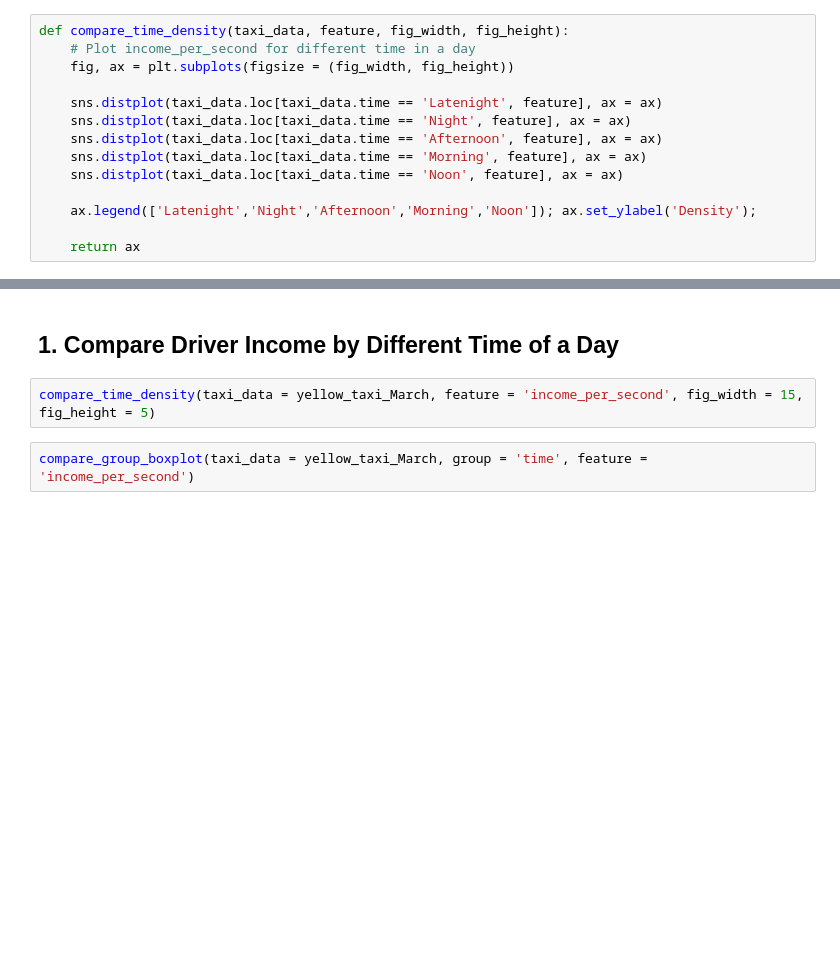
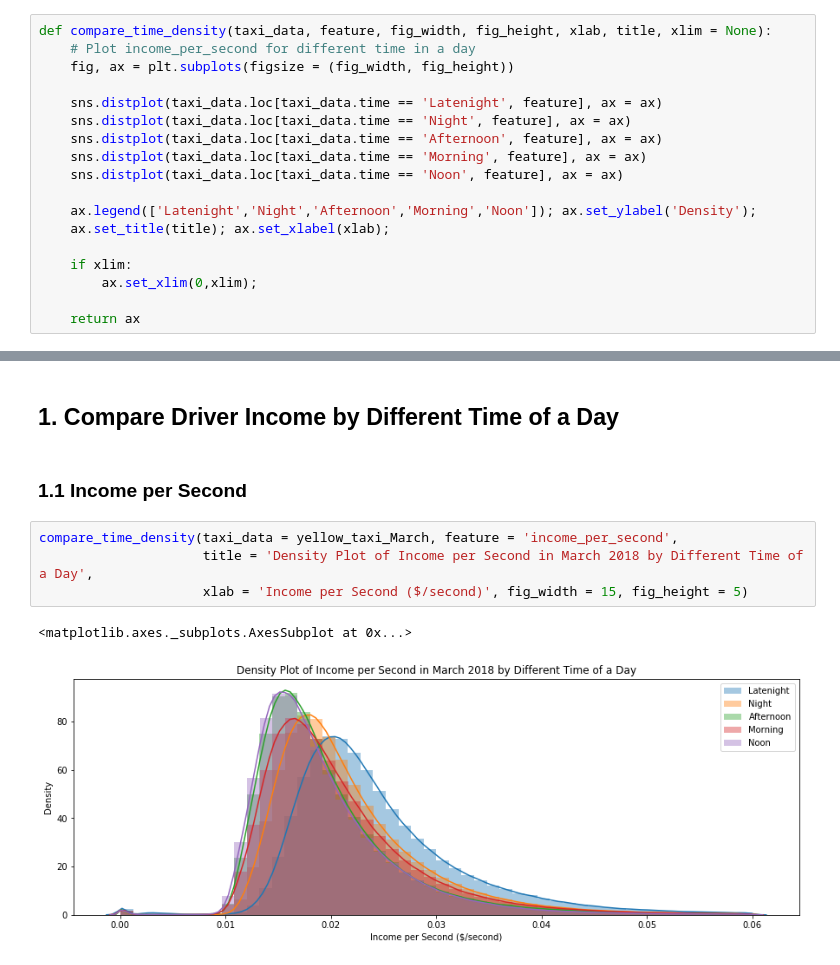
Before and after one commit to kefuzhu/University-of-Rochester, a Jupyter notebook: DSC440/Final-Project/code/TheNotebook.ipynb, the cells around one changed output, grey strips where cells are left out. Drawn from its saved outputs; the diff is of its cells as text; blank space fills up the shorter version.

```diff
--- a/DSC440/Final-Project/code/TheNotebook.ipynb
+++ b/DSC440/Final-Project/code/TheNotebook.ipynb
@@ -131,7 +131,7 @@ def add_August_weather(taxi_data):
 
     return taxi_data
 # %%
-def compare_time_density(taxi_data, feature, fig_width, fig_height):
+def compare_time_density(taxi_data, feature, fig_width, fig_height, xlab, title, xlim = None):
     # Plot income_per_second for different time in a day
     fig, ax = plt.subplots(figsize = (fig_width, fig_height))
 
@@ -142,6 +142,10 @@ def compare_time_density(taxi_data, feature, fig_width, fig_height):
     sns.distplot(taxi_data.loc[taxi_data.time == 'Noon', feature], ax = ax)
 
     ax.legend(['Latenight','Night','Afternoon','Morning','Noon']); ax.set_ylabel('Density');
+    ax.set_title(title); ax.set_xlabel(xlab);
+
+    if xlim:
+        ax.set_xlim(0,xlim);
 
     return ax
 # %%
@@ -203,7 +252,12 @@ end = time.time()
 print('Entire process took {:.2f} minutes'.format((end-start)/60))
 # %% [markdown]
 ## 1. Compare Driver Income by Different Time of a Day
+# %% [markdown]
+### 1.1 Income per Second
 # %%
-compare_time_density(taxi_data = yellow_taxi_March, feature = 'income_per_second', fig_width = 15, fig_height = 5)
+compare_time_density(taxi_data = yellow_taxi_March, feature = 'income_per_second',
+                     title = 'Density Plot of Income per Second in March 2018 by Different Time of a Day',
+                     xlab = 'Income per Second ($/second)', fig_width = 15, fig_height = 5)
+# %% [output]
+<matplotlib.axes._subplots.AxesSubplot at 0x...>
+[figure, added]
-# %%
-compare_group_boxplot(taxi_data = yellow_taxi_March, group = 'time', feature = 'income_per_second')
```
Also changed, not shown: parts of 28 cells of this notebook, 1 other file.
